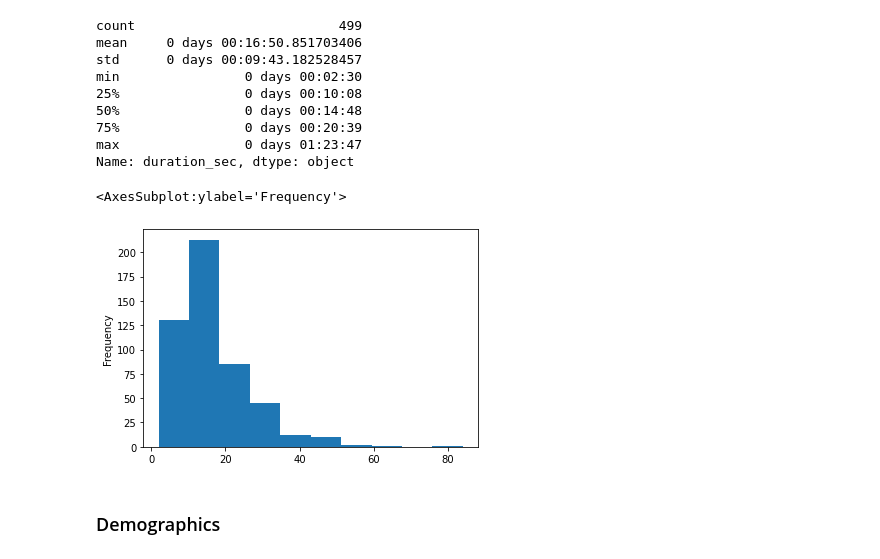
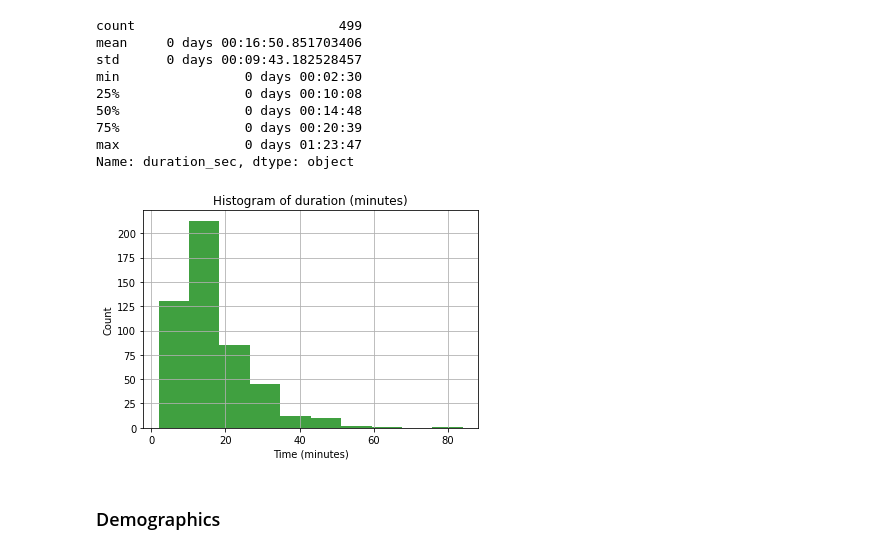
Before and after one commit to vincejstraub/article-digex-survey, a Jupyter notebook: code/notebooks/02-digex-summary-statistics.ipynb, the cells around one changed output. Drawn from its saved outputs; the diff is of its cells as text; code cells hidden in the pictures.

```diff
--- a/code/notebooks/02-digex-summary-statistics.ipynb
+++ b/code/notebooks/02-digex-summary-statistics.ipynb
@@ -125,11 +128,16 @@ Name: duration_sec, dtype: object
 # %%
 digex_df['duration_min'] = pd.to_timedelta(
     digex_df['duration_sec'], 's').round('T')
 
-digex_df['duration_min'].astype('timedelta64[m]').plot.hist()
+digex_df['duration_min'].astype('timedelta64[m]').plot.hist(facecolor='g', alpha=0.75)
+
+plt.xlabel('Time (minutes)')
+plt.ylabel('Count')
+plt.title('Histogram of duration (minutes)')
+plt.grid(True)
+plt.show()
 # %% [output]
-<AxesSubplot:ylabel='Frequency'>
-[figure, old version]
+[figure, new version]
 # %% [markdown]
 ### Demographics
 # %% [markdown]
```
Also changed, not shown: parts of 2 cells of this notebook, 1 other file.
